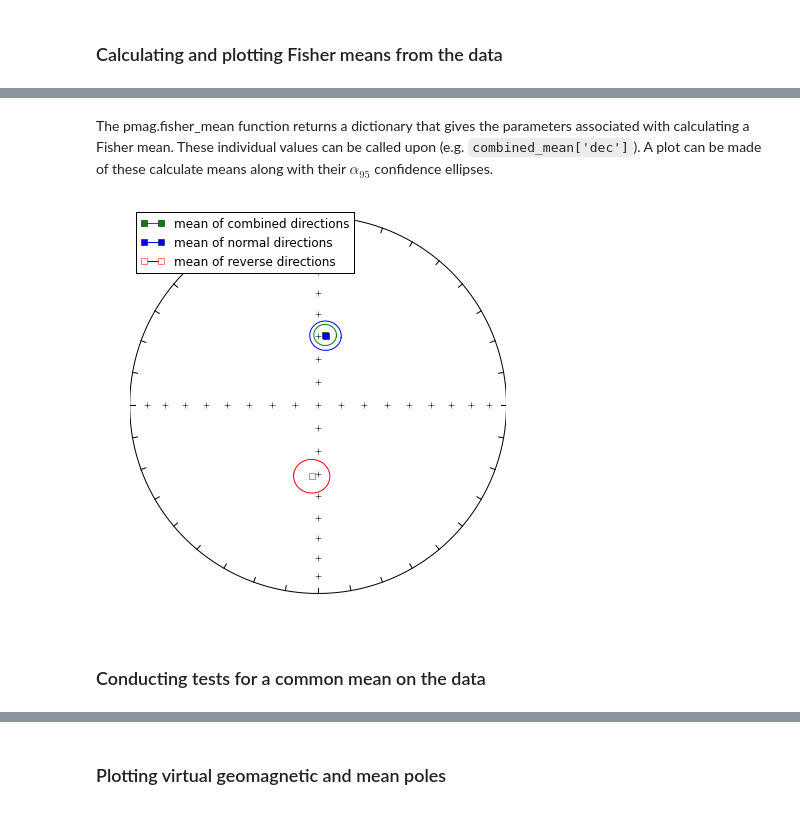
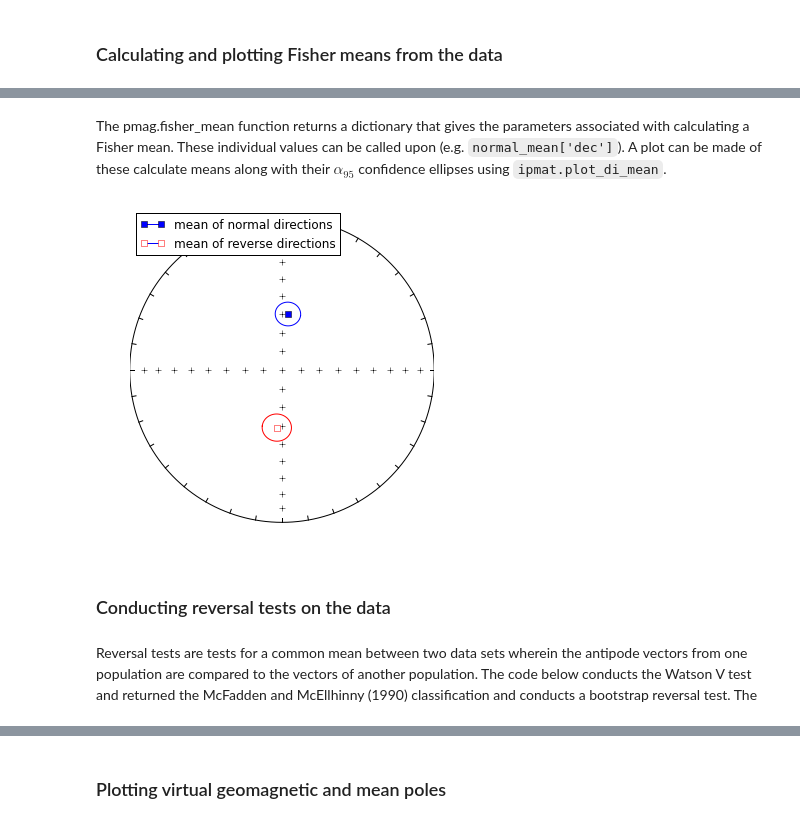
Before and after one commit to PmagPy/2016_Tauxe-et-al_PmagPy_Notebooks, a Jupyter notebook: PmagPy_notebook.ipynb, the cells around one changed output, grey strips where cells are left out. Saved outputs shown, nothing was run; the diff lists cells and outputs as text; code cells hidden in the pictures.

Commit message:
simplify the pmag.fisher_mean example
remove the combined calculation in order to simplify the example

```diff
--- a/PmagPy_notebook.ipynb
+++ b/PmagPy_notebook.ipynb
@@ -100,19 +86,19 @@ combined_mean
 # %% [markdown]
-The pmag.fisher_mean function returns a dictionary that gives the parameters associated with calculating a Fisher mean. These individual values can be called upon (e.g. `combined_mean['dec']`). A plot can be made of these calculate means along with their $\alpha_{95}$ confidence ellipses.
+The pmag.fisher_mean function returns a dictionary that gives the parameters associated with calculating a Fisher mean. These individual values can be called upon (e.g. `normal_mean['dec']`). A plot can be made of these calculate means along with their $\alpha_{95}$ confidence ellipses using `ipmat.plot_di_mean`.
 # %%
 fignum = 1
-plt.figure(num=fignum,figsize=(6,6),dpi=160)
+plt.figure(num=fignum,figsize=(5,5))
 ipmag.plot_net(fignum)
-ipmag.plot_di_mean(combined_mean['dec'],combined_mean['inc'],combined_mean['alpha95'],
-                  color='g',marker='s',label='mean of combined directions',legend='yes')
 ipmag.plot_di_mean(normal_mean['dec'],normal_mean['inc'],normal_mean['alpha95'],
                   color='b',marker='s',label='mean of normal directions',legend='yes')
 ipmag.plot_di_mean(reverse_mean['dec'],reverse_mean['inc'],reverse_mean['alpha95'],
                   color='r',marker='s',label='mean of reverse directions',legend='yes')
 # %% [output]
-[figure, old version]
+[figure, new version]
 # %% [markdown]
-### Conducting tests for a common mean on the data
+### Conducting reversal tests on the data
+# %% [markdown]
+Reversal tests are tests for a common mean between two data sets wherein the antipode vectors from one population are compared to the vectors of another population. The code below conducts the Watson V test and returned the McFadden and McEllhinny (1990) classification and conducts a bootstrap reversal test. The
 # %%
 ipmag.watson_common_mean(normal_directions,ipmag.flip(reverse_directions),NumSims=1000,plot='yes')
 # %% [output]
```
Also changed, not shown: parts of 4 cells of this notebook.
